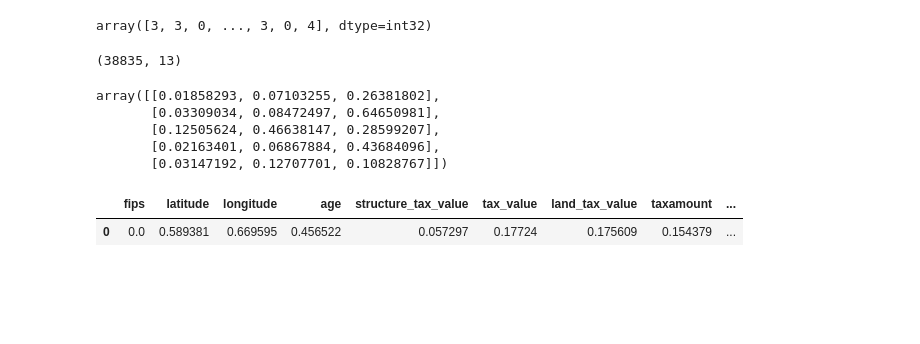
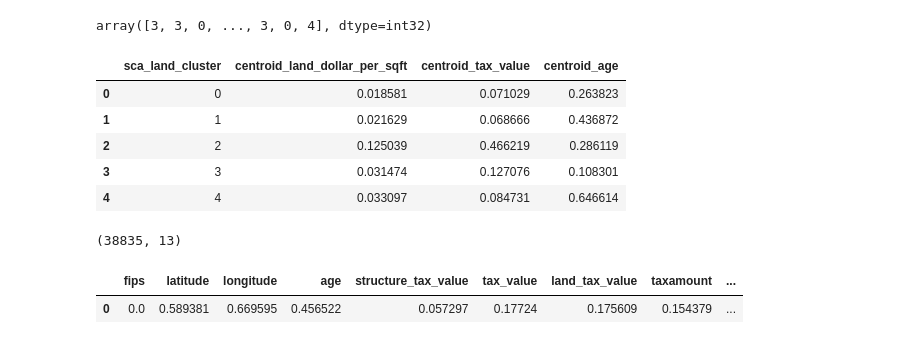
Before and after one commit to B-G-Clustering/zillow-clustering-project, a Jupyter notebook: modeling.2.ipynb, the cells around one changed output. Drawn from its saved outputs; the diff is of its cells as text; code cells hidden in the pictures; blank space fills up the shorter version.

```diff
--- a/modeling.2.ipynb
+++ b/modeling.2.ipynb
@@ -234,3 +250,24 @@ array([3, 3, 0, ..., 3, 0, 4], dtype=int32)
+# %%
+def get_centroids(kmeans, cluster_vars, cluster_name):
+    # get the centroids for each distinct cluster...
+
+    centroid_col_names = ['centroid_' + i for i in cluster_vars]
+
+    centroid_df = pd.DataFrame(kmeans.cluster_centers_,
+                               columns=centroid_col_names).reset_index().rename(columns={'index': cluster_name})
+
+    return centroid_df
+# %%
+centroid_df = get_centroids(kmeans, cluster_vars, cluster_name)
+# %%
+centroid_df
+# %% [output]
+|  | sca_land_cluster | centroid_land_dollar_per_sqft | centroid_tax_value | centroid_age |
+| 0 | 0 | 0.018581 | 0.071029 | 0.263823 |
+| 1 | 1 | 0.021629 | 0.068666 | 0.436872 |
+| 2 | 2 | 0.125039 | 0.466219 | 0.286119 |
+| 3 | 3 | 0.031474 | 0.127076 | 0.108301 |
+| 4 | 4 | 0.033097 | 0.084731 | 0.646614 |
 # %%
 X_train_scaled.shape
 # %% [output]
@@ -239,11 +276,3 @@ X_train_scaled.shape
 X_train_scaled['cluster_sca'] = kmeans.predict(X1)
 X_validate_scaled['cluster_sca'] = kmeans.predict(X2)
 X_test_scaled['cluster_sca'] = kmeans.predict(X3)
-# %%
-kmeans.cluster_centers_
-# %% [output]
-array([[0.01858293, 0.07103255, 0.26381802],
-       [0.03309034, 0.08472497, 0.64650981],
-       [0.12505624, 0.46638147, 0.28599207],
-       [0.02163401, 0.06867884, 0.43684096],
-       [0.03147192, 0.12707701, 0.10828767]])
```
Also changed, not shown: parts of 10 cells of this notebook.
